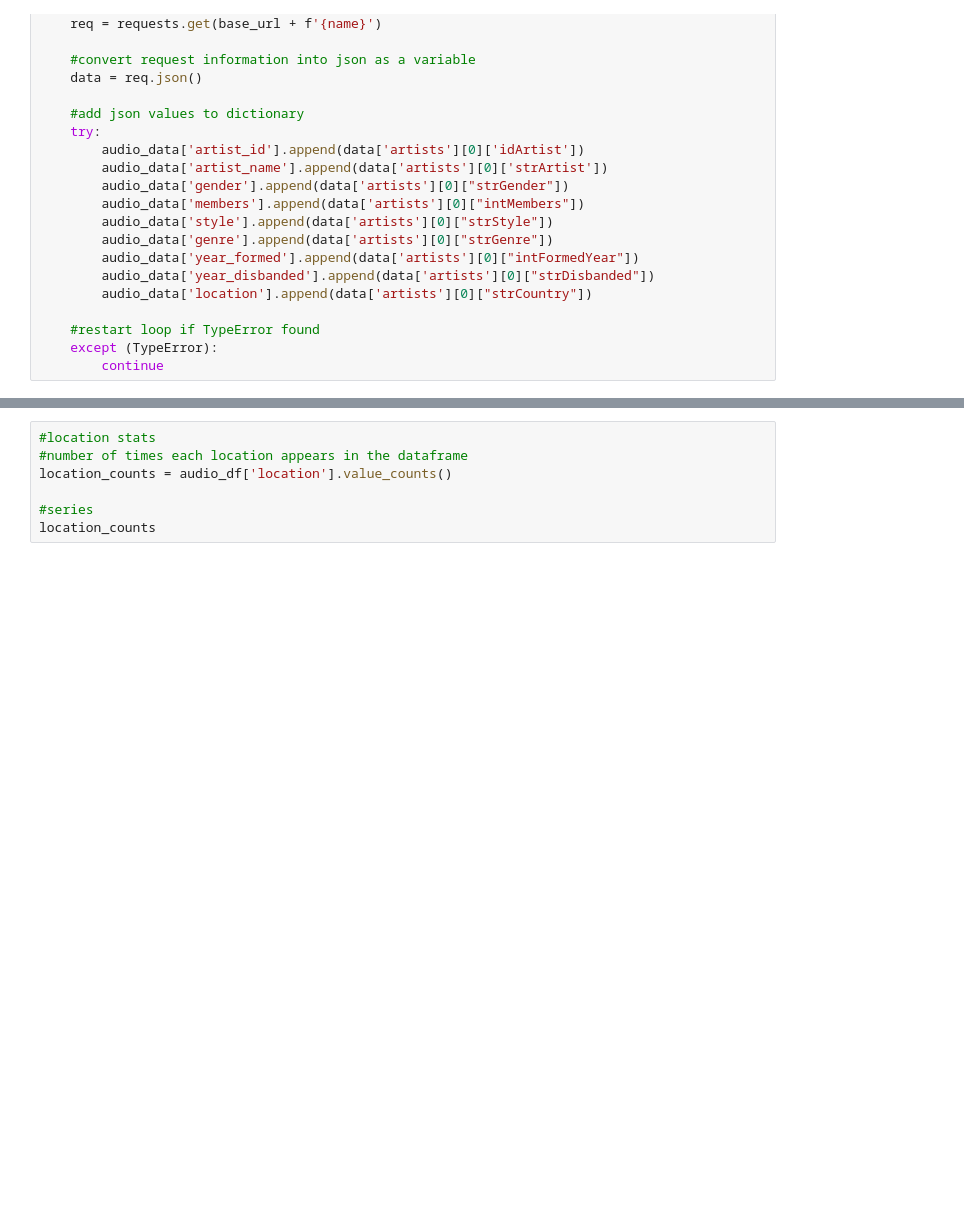
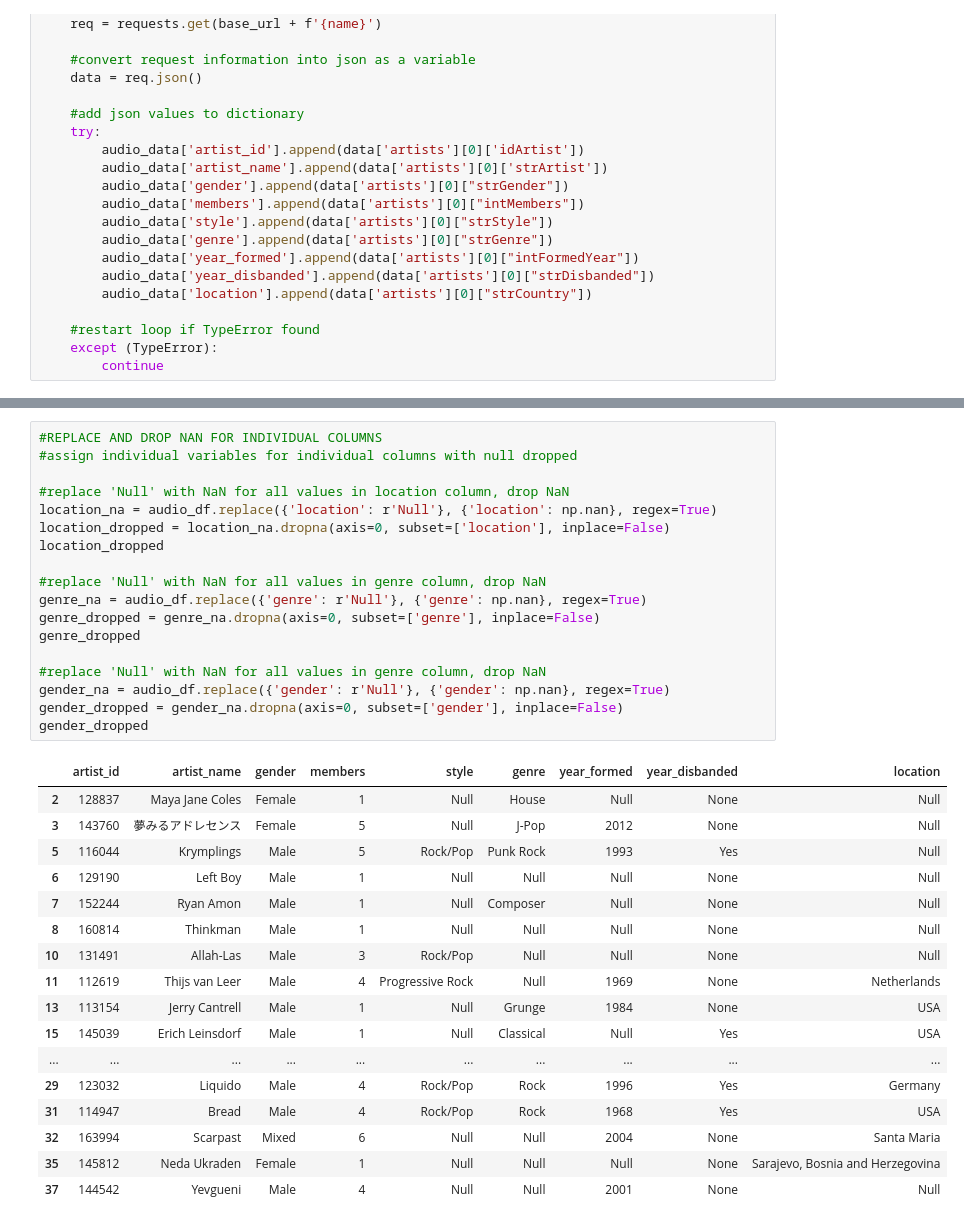
Before and after one commit to existentialplantperson/Week_08_COVID_analysis, a Jupyter notebook: Angela_Workbook.ipynb, the cells around one changed output, grey strips where cells are left out. Saved outputs shown, nothing was run; the diff lists cells and outputs as text; blank space fills up the shorter version.

Commit message:
cleaned up a lot of formatting and added stats code

```diff
--- a/Angela_Workbook.ipynb
+++ b/Angela_Workbook.ipynb
@@ -166,7 +238,36 @@ audio_df
-# %%
-#location stats
-#number of times each location appears in the dataframe
-location_counts = audio_df['location'].value_counts()
-
-#series
-location_counts
+# %%
+#REPLACE AND DROP NAN FOR INDIVIDUAL COLUMNS
+#assign individual variables for individual columns with null dropped
+
+#replace 'Null' with NaN for all values in location column, drop NaN
+location_na = audio_df.replace({'location': r'Null'}, {'location': np.nan}, regex=True)
+location_dropped = location_na.dropna(axis=0, subset=['location'], inplace=False)
+location_dropped
+
+#replace 'Null' with NaN for all values in genre column, drop NaN
+genre_na = audio_df.replace({'genre': r'Null'}, {'genre': np.nan}, regex=True)
+genre_dropped = genre_na.dropna(axis=0, subset=['genre'], inplace=False)
+genre_dropped
+
+#replace 'Null' with NaN for all values in genre column, drop NaN
+gender_na = audio_df.replace({'gender': r'Null'}, {'gender': np.nan}, regex=True)
+gender_dropped = gender_na.dropna(axis=0, subset=['gender'], inplace=False)
+gender_dropped
+# %% [output]
+|  | artist_id | artist_name | gender | members | style | genre | year_formed | year_disbanded | location |
+| 2 | 128837 | Maya Jane Coles | Female | 1 | Null | House | Null | None | Null |
+| 3 | 143760 | 夢みるアドレセンス | Female | 5 | Null | J-Pop | 2012 | None | Null |
+| 5 | 116044 | Krymplings | Male | 5 | Rock/Pop | Punk Rock | 1993 | Yes | Null |
+| 6 | 129190 | Left Boy | Male | 1 | Null | Null | Null | None | Null |
+| 7 | 152244 | Ryan Amon | Male | 1 | Null | Composer | Null | None | Null |
+| 8 | 160814 | Thinkman | Male | 1 | Null | Null | Null | None | Null |
+| 10 | 131491 | Allah-Las | Male | 3 | Rock/Pop | Null | Null | None | Null |
+| 11 | 112619 | Thijs van Leer | Male | 4 | Progressive Rock | Null | 1969 | None | Netherlands |
+| 13 | 113154 | Jerry Cantrell | Male | 1 | Null | Grunge | 1984 | None | USA |
+| 15 | 145039 | Erich Leinsdorf | Male | 1 | Null | Classical | Null | Yes | USA |
+| ... | ... | ... | ... | ... | ... | ... | ... | ... | ... |
+| 29 | 123032 | Liquido | Male | 4 | Rock/Pop | Rock | 1996 | Yes | Germany |
+| 31 | 114947 | Bread | Male | 4 | Rock/Pop | Rock | 1968 | Yes | USA |
+| 32 | 163994 | Scarpast | Mixed | 6 | Null | Null | 2004 | None | Santa Maria |
+| 35 | 145812 | Neda Ukraden | Female | 1 | Null | Null | Null | None | Sarajevo, Bosnia and Herzegovina |
+| 37 | 144542 | Yevgueni | Male | 4 | Null | Null | 2001 | None | Null |
```
Also changed, not shown: parts of 19 cells of this notebook, 1 other file.
